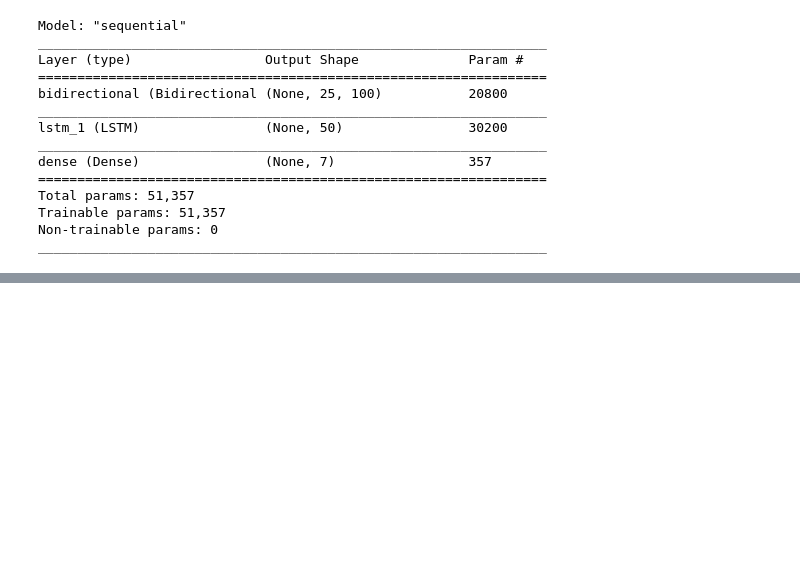
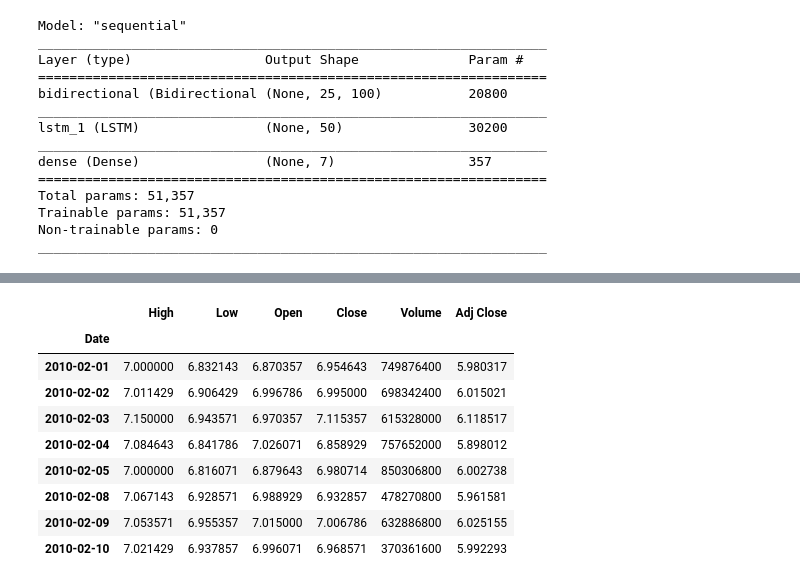
Before and after one commit to maxmekiska/arguing_predictors, a Jupyter notebook: notebooks/TestingEnviornment.ipynb, the cells around one changed output, grey strips where cells are left out. Cells and saved outputs as stored; diff of their text form; code cells hidden in the pictures; blank space fills up the shorter version.

```diff
--- a/notebooks/TestingEnviornment.ipynb
+++ b/notebooks/TestingEnviornment.ipynb
@@ -235,0 +262,14 @@ array([[28.479273, 29.085808, 29.253847, 28.770725, 29.38114 , 28.58591 ,
+# %%
+test2 = DataLoader('aapl', '2010-02-01', '2010-02-10')
+test2.get_data()
+# %% [output]
+|  | High | Low | Open | Close | Volume | Adj Close |
+| Date |  |  |  |  |  |  |
+| 2010-02-01 | 7.000000 | 6.832143 | 6.870357 | 6.954643 | 749876400 | 5.980317 |
+| 2010-02-02 | 7.011429 | 6.906429 | 6.996786 | 6.995000 | 698342400 | 6.015021 |
+| 2010-02-03 | 7.150000 | 6.943571 | 6.970357 | 7.115357 | 615328000 | 6.118517 |
+| 2010-02-04 | 7.084643 | 6.841786 | 7.026071 | 6.858929 | 757652000 | 5.898012 |
+| 2010-02-05 | 7.000000 | 6.816071 | 6.879643 | 6.980714 | 850306800 | 6.002738 |
+| 2010-02-08 | 7.067143 | 6.928571 | 6.988929 | 6.932857 | 478270800 | 5.961581 |
+| 2010-02-09 | 7.053571 | 6.955357 | 7.015000 | 7.006786 | 632886800 | 6.025155 |
+| 2010-02-10 | 7.021429 | 6.937857 | 6.996071 | 6.968571 | 370361600 | 5.992293 |
```
Also changed, not shown: parts of 15 cells of this notebook, 1 other file.
